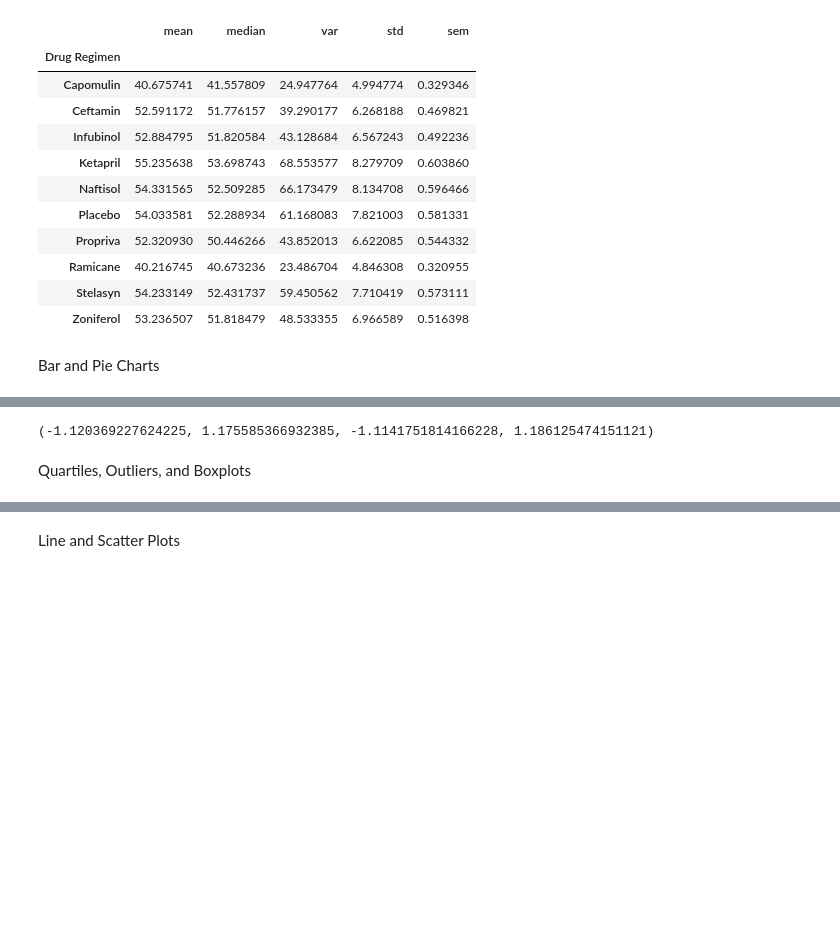
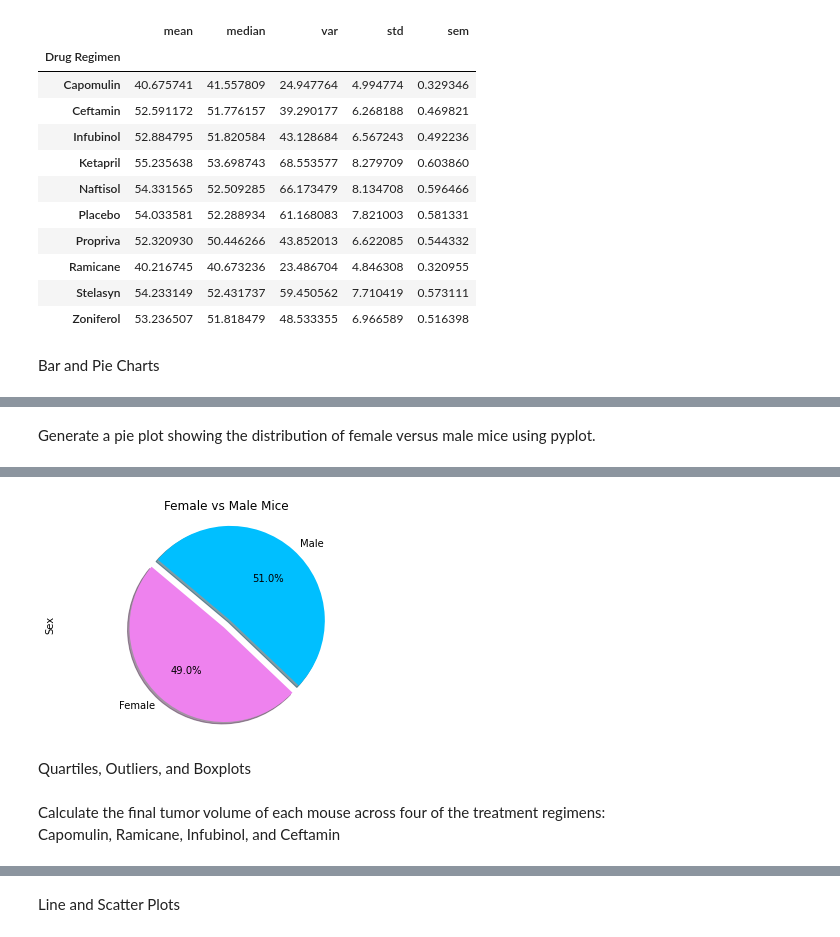
Before and after one commit to jrosedavis/Matplotlib-Challenge, a Jupyter notebook: Pymaceuticals/main HW5.ipynb, the cells around one changed output, grey strips where cells are left out. Saved outputs shown, nothing was run; the diff lists cells and outputs as text; code cells hidden in the pictures; blank space fills up the shorter version.

```diff
--- a/Pymaceuticals/main HW5.ipynb
+++ b/Pymaceuticals/main HW5.ipynb
@@ -210,8 +192,8 @@ Text(0.5, 1.0, 'Female vs Male Mice')
+# %% [markdown]
+Generate a pie plot showing the distribution of female versus male mice using pyplot.
 # %%
-# Generate a pie plot showing the distribution of female versus male mice using pyplot
 #Find the count
 count_gen = clean_df['Sex'].value_counts()
-count_gen
 
 #Isolate total count for female vs males in single variable
 count_m = clean_df.loc[clean_df['Sex'] == "Male"]
@@ -225,7 +207,7 @@ labels = ["Female", "Male"]
 sizes = [49, 51]
 # The colors of each section of the pie chart
 colors = ["violet", "deepskyblue"]
-# Tells matplotlib to seperate the "Male" section from the others
+# Tell matplotlib to seperate the "Male" section from the others
 explode = (0, 0.1)
 
 # Creates the pie chart based upon the values above
@@ -235,6 +217,6 @@ plt.pie(sizes, explode=explode, labels=labels, colors=colors,
 plt.title("Female vs Male Mice")
 plt.ylabel("Sex")
 plt.axis("equal")
-# plt.savefig("../Images/ScatterPlotCap.png")
-# plt.show()
+plt.savefig("../Images/PieChartPyPlot.png")
+plt.show()
 # %% [output]
@@ -243,4 +223,7 @@ plt.axis("equal")
-(-1.120369227624225, 1.175585366932385, -1.1141751814166228, 1.186125474151121)
+[figure, added]
 # %% [markdown]
 Quartiles, Outliers, and Boxplots
+# %% [markdown]
+Calculate the final tumor volume of each mouse across four of the treatment regimens:
+Capomulin, Ramicane, Infubinol, and Ceftamin
 # %%
```
Also changed, not shown: parts of 28 cells of this notebook, 9 other files.
